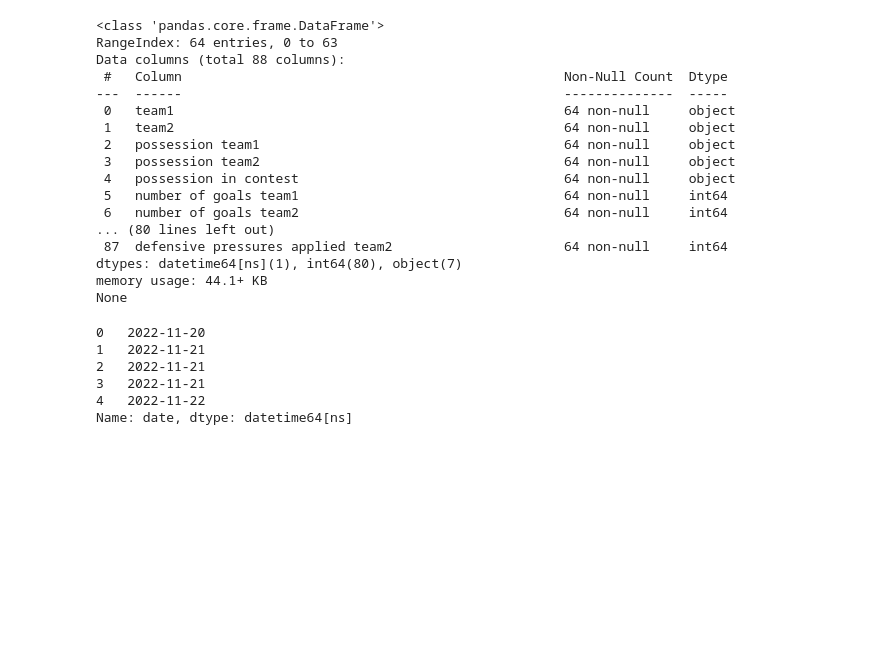
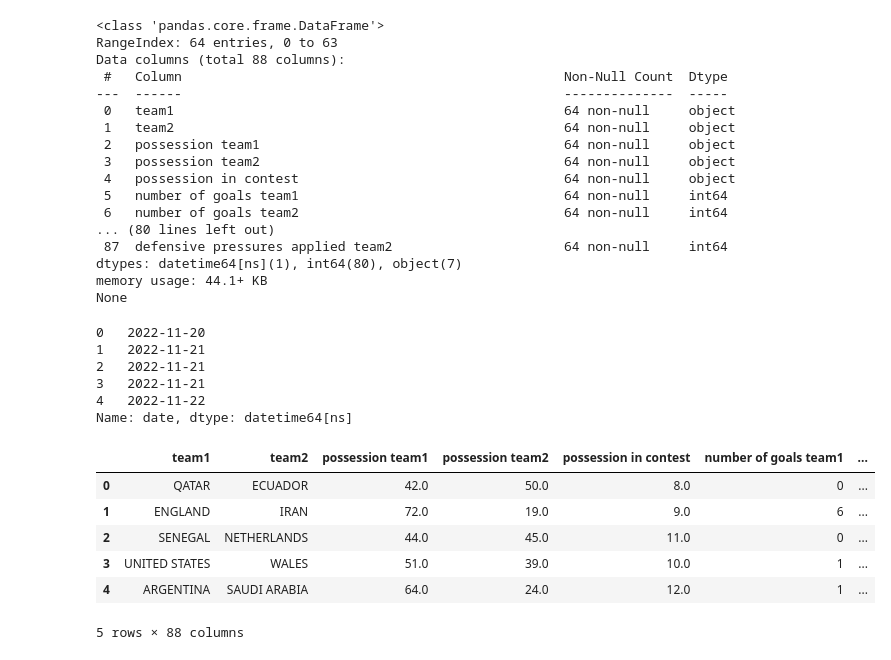
Before and after one commit to luang1t/learn_data, a Jupyter notebook: pandas_first_steps.ipynb, the cells around one changed output. Cells and saved outputs as stored; diff of their text form; code cells hidden in the pictures; blank space fills up the shorter version.

```diff
--- a/pandas_first_steps.ipynb
+++ b/pandas_first_steps.ipynb
@@ -2,10 +2,10 @@
 <a href="https://colab.research.google.com/github/luang1t/learn_data/blob/main/pandas_first_steps.ipynb" target="_parent"><img src="https://colab.research.google.com/assets/colab-badge.svg" alt="Open In Colab"/></a>
 # %%
 # 1. Importa a biblioteca para baixar datasets do Kaggle
-import kagglehub
+from kagglehub import dataset_download
 
 # 1.2 Baixar (ou atualiza) o dataset que queremos trabalhar localmente
-path = kagglehub.dataset_download("die9origephit/fifa-world-cup-2022-complete-dataset")
+path = dataset_download("die9origephit/fifa-world-cup-2022-complete-dataset")
 
 # 1.3 Aqui conseguimos ver o caminho do nosso dataset, de onde iremos extrair
 print("caminho para o dataset que iremos trabalha:\n",path)
@@ -156,3 +159,18 @@ print(df['date'].head())
 3   2022-11-21
 4   2022-11-22
 Name: date, dtype: datetime64[ns]
+# %%
+# 4. Correção da posse de bola
+value_for_change = ['possession team1','possession team2', 'possession in contest']
+df[value_for_change] = df[value_for_change].replace('%','', regex = True)
+df[value_for_change] = df[value_for_change].astype(float)
+# %%
+df.head()
+# %% [output]
+|  | team1 | team2 | possession team1 | possession team2 | possession in contest | number of goals team1 | ... |
+| 0 | QATAR | ECUADOR | 42.0 | 50.0 | 8.0 | 0 | ... |
+| 1 | ENGLAND | IRAN | 72.0 | 19.0 | 9.0 | 6 | ... |
+| 2 | SENEGAL | NETHERLANDS | 44.0 | 45.0 | 11.0 | 0 | ... |
+| 3 | UNITED STATES | WALES | 51.0 | 39.0 | 10.0 | 1 | ... |
+| 4 | ARGENTINA | SAUDI ARABIA | 64.0 | 24.0 | 12.0 | 1 | ... |
+5 rows × 88 columns
```
Also changed, not shown: parts of 4 cells of this notebook.
